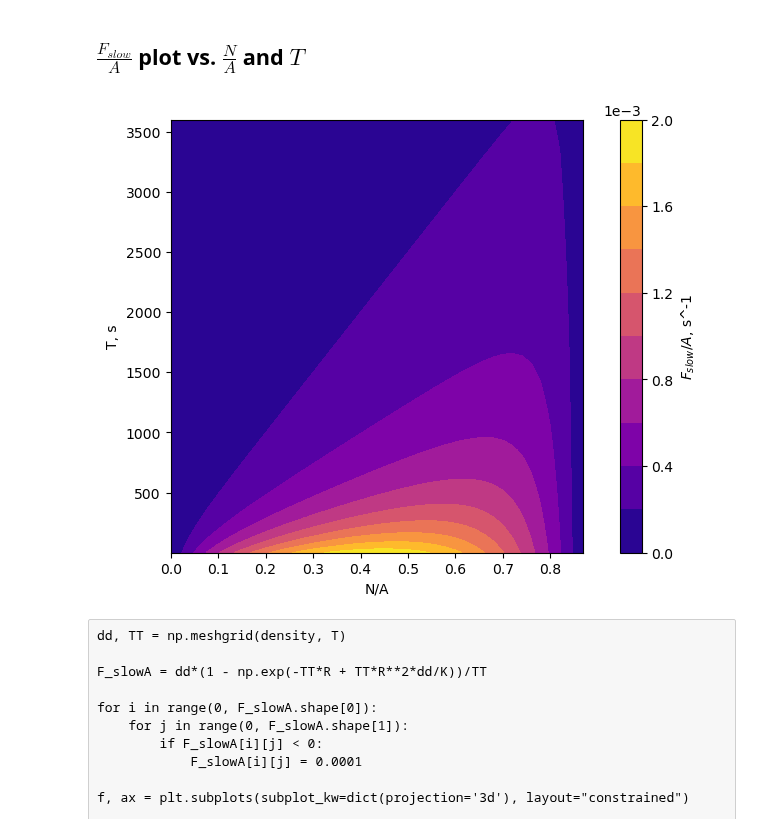
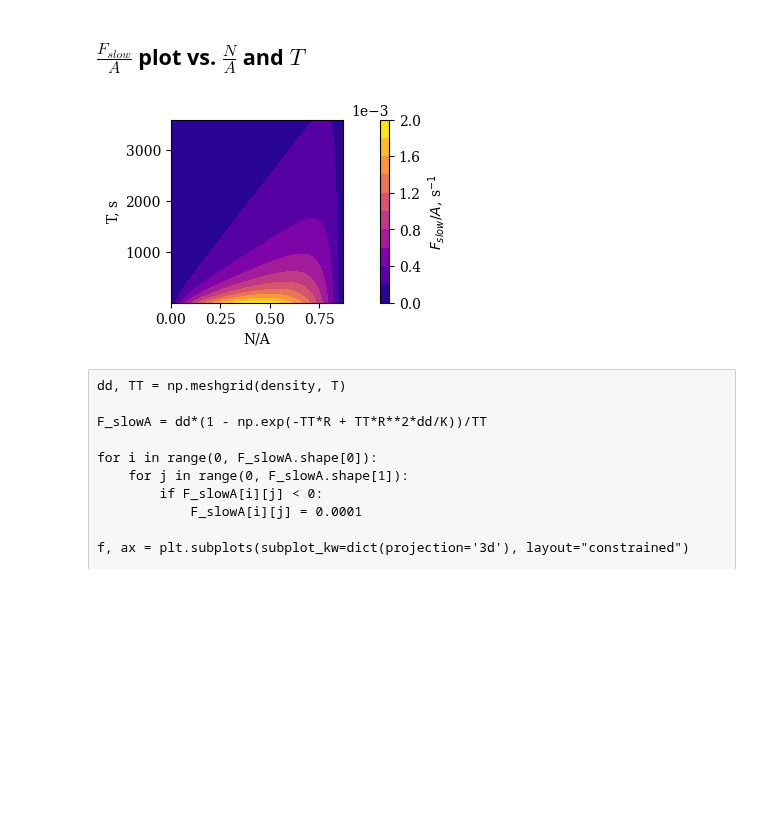
Before and after one commit to ELFREELAND/minecraft_sheep, a Jupyter notebook: deterministic_plots.ipynb, the cells around one changed output. Saved outputs shown, nothing was run; the diff lists cells and outputs as text; code cells hidden in the pictures; blank space fills up the shorter version.

Commit message:
aesthetic changes
math mag template, figure improvements (serif font, sizing)

```diff
--- a/deterministic_plots.ipynb
+++ b/deterministic_plots.ipynb
@@ -5,6 +5,9 @@ import numpy as np
 from matplotlib import pyplot as plt
 import scipy as sp
 import scipy.special as sps
+# %%
+#set serif font
+plt.rcParams["font.family"]="serif"
 # %% [markdown]
 ## Rate constants
 # %%
@@ -61,22 +64,22 @@ plt.savefig("f_fast.pdf")
 # %%
 dd, TT = np.meshgrid(density, T)
 
 F_slowA = dd*(1 - np.exp(-TT*R + TT*R**2*dd/K))/TT
 
-f, ax = plt.subplots(layout="constrained", figsize=(6,5))
+f, ax = plt.subplots(layout="constrained", figsize=(3.5,2.5))
 
 im_ptr = ax.contourf(dd, TT, F_slowA, levels=10, cmap="plasma")
 
-cb = plt.colorbar(im_ptr, ax=ax, label="$F_{slow}/A$, s^-1")
+cb = plt.colorbar(im_ptr, ax=ax, label="$F_{slow}/A$, s$^{-1}$")
 cb.formatter.set_powerlimits((-1, 5))
 
 ax.set_xlabel("N/A")
 ax.set_ylabel("T, s")
 
 #plt.show()
 plt.savefig("f_slow_contour.pdf")
 # %% [output]
-[figure, old version]
+[figure, new version]
 # %% [raw]
 dd, TT = np.meshgrid(density, T)
 
```
Also changed, not shown: parts of 2 cells of this notebook, 9 other files.
